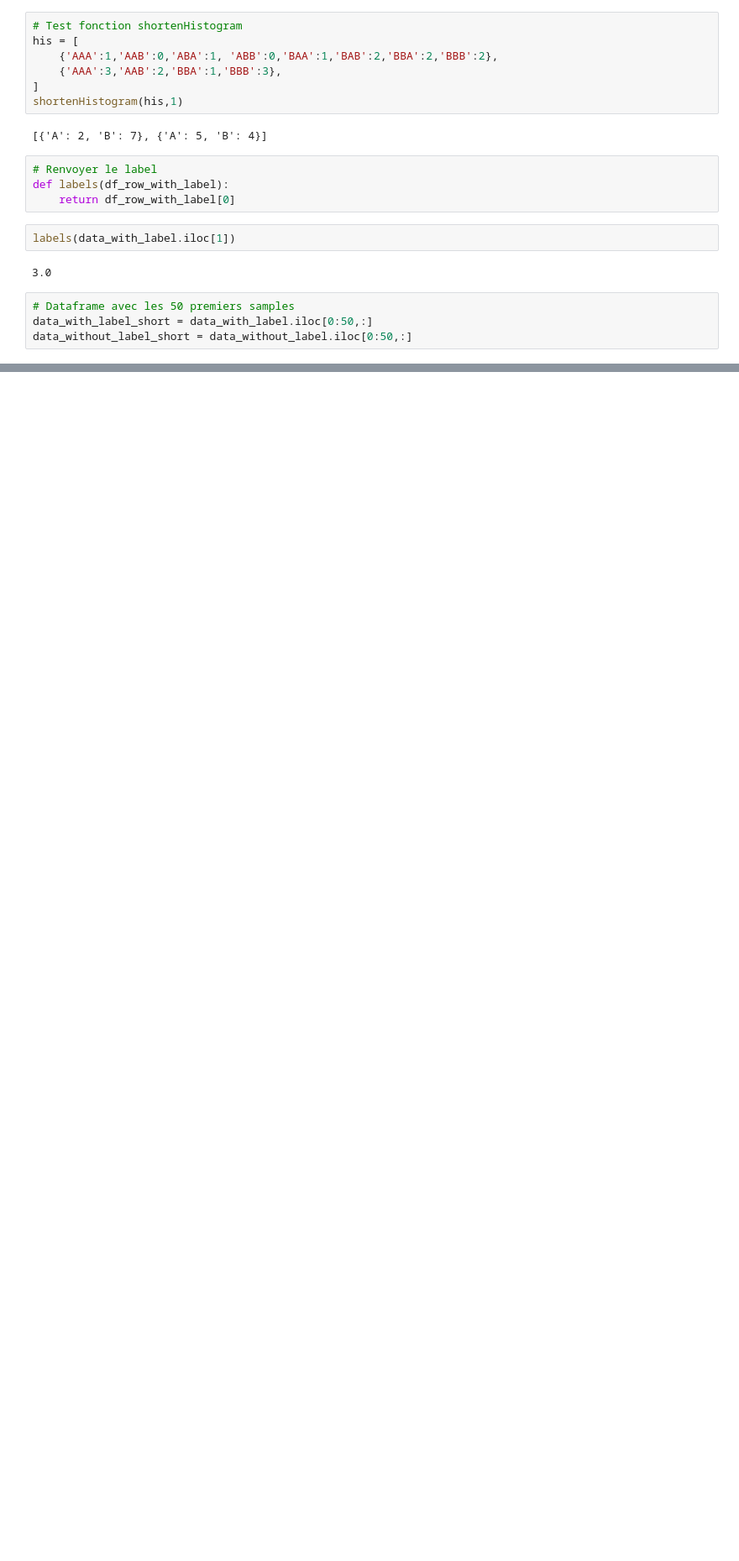
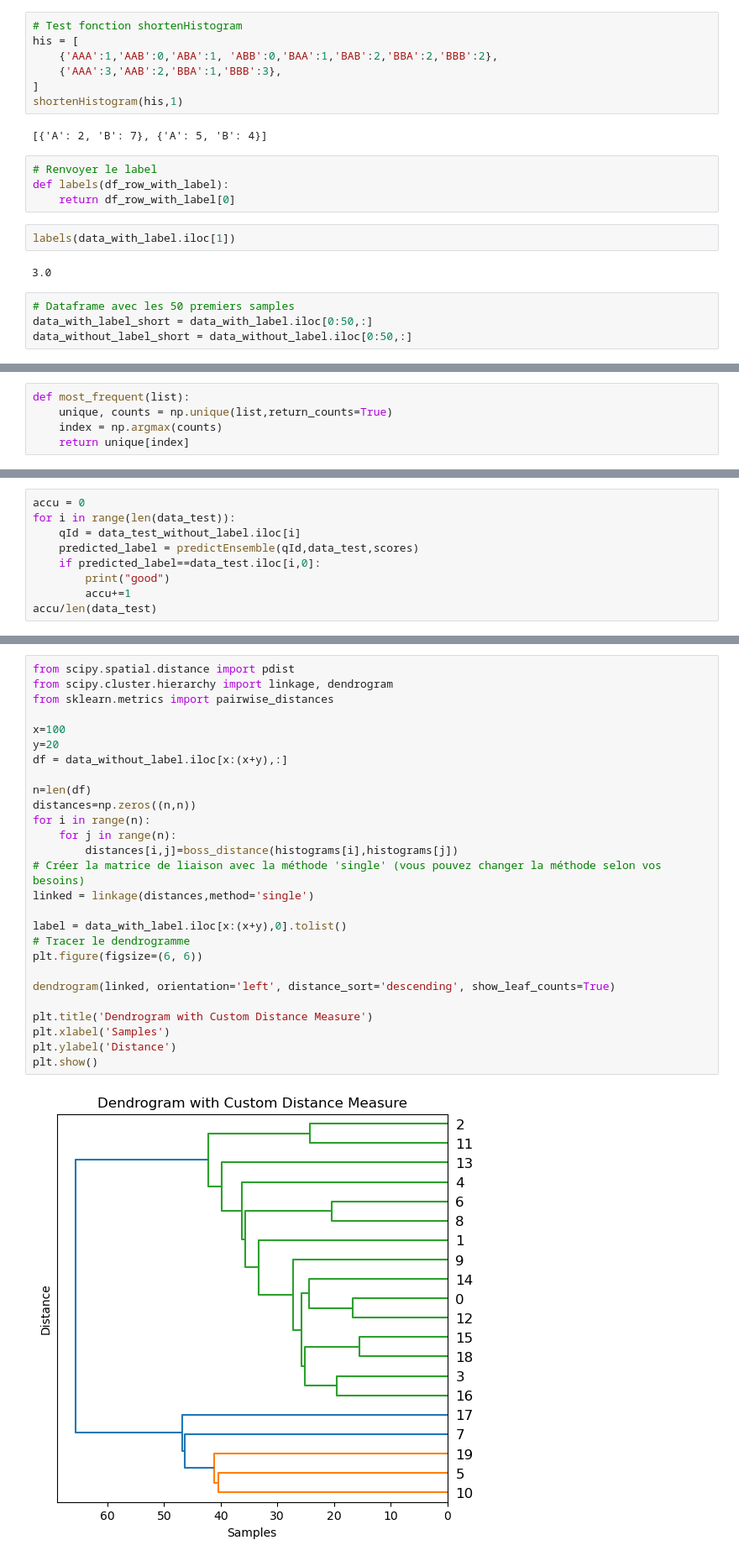
Before and after one commit to chiararov/BOSS---Time-Series, a Jupyter notebook: boss_commented.ipynb, the cells around one changed output, grey strips where cells are left out. Shown: that part at 84% size. Drawn from its saved outputs; the diff is of its cells as text; blank space fills up the shorter version.

```diff
--- a/boss_commented.ipynb
+++ b/boss_commented.ipynb
@@ -498,2 +504,7 @@ for i in range(len(scores)):
+# %%
+def most_frequent(list):
+    unique, counts = np.unique(list,return_counts=True)
+    index = np.argmax(counts)
+    return unique[index]
 # %%
 # Algo 4
@@ -508,0 +524,9 @@ def predictEnsemble(qId,samples,windowScores):
+# %%
+accu = 0
+for i in range(len(data_test)):
+    qId = data_test_without_label.iloc[i]
+    predicted_label = predictEnsemble(qId,data_test,scores)
+    if predicted_label==data_test.iloc[i,0]:
+        print("good")
+        accu+=1
+accu/len(data_test)
@@ -508,0 +536,29 @@ def predictEnsemble(qId,samples,windowScores):
+# %%
+from scipy.spatial.distance import pdist
+from scipy.cluster.hierarchy import linkage, dendrogram
+from sklearn.metrics import pairwise_distances
+
+x=100
+y=20
+df = data_without_label.iloc[x:(x+y),:]
+
+n=len(df)
+distances=np.zeros((n,n))
+for i in range(n):
+    for j in range(n):
+        distances[i,j]=boss_distance(histograms[i],histograms[j])
+# Créer la matrice de liaison avec la méthode 'single' (vous pouvez changer la méthode selon vos besoins)
+linked = linkage(distances,method='single')
+
+label = data_with_label.iloc[x:(x+y),0].tolist()
+# Tracer le dendrogramme
+plt.figure(figsize=(6, 6))
+
+dendrogram(linked, orientation='left', distance_sort='descending', show_leaf_counts=True)
+
+plt.title('Dendrogram with Custom Distance Measure')
+plt.xlabel('Samples')
+plt.ylabel('Distance')
+plt.show()
+# %% [output]
+[figure, added]
```
Also changed, not shown: parts of 19 cells of this notebook.
